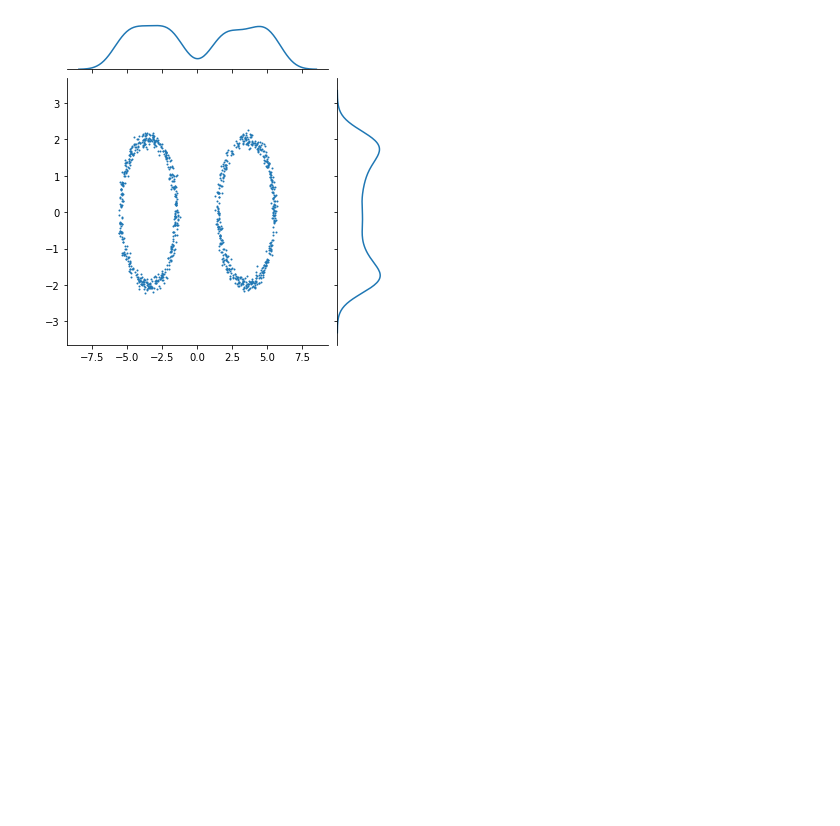
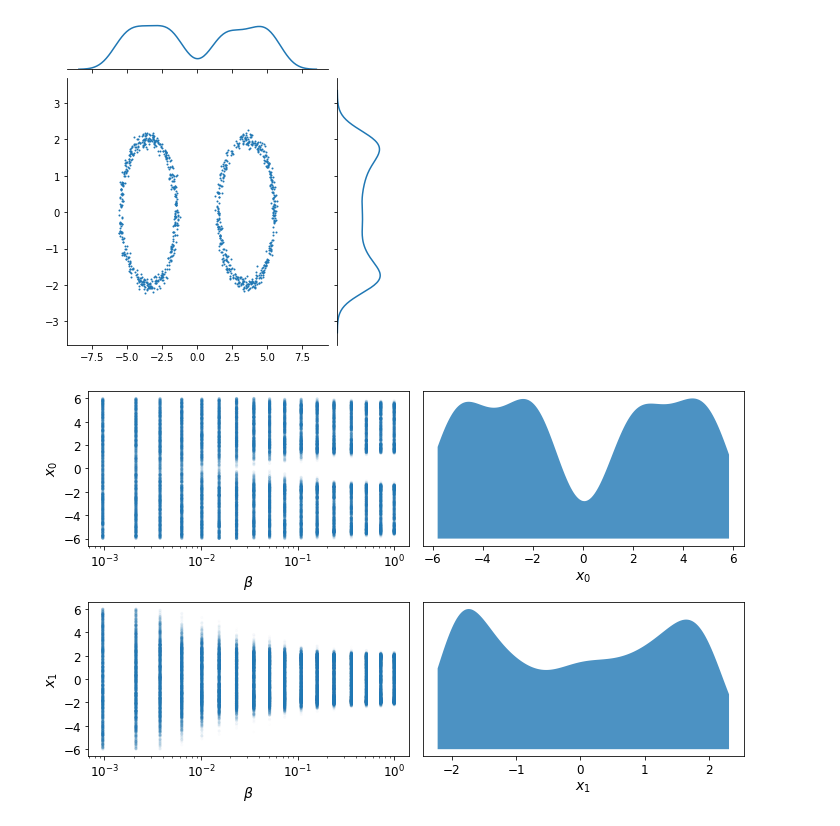
Before and after one commit to minaskar/pocomc, a Jupyter notebook: examples/Gaussian Shells.ipynb, the cells around one changed output. Drawn from its saved outputs; the diff is of its cells as text; code cells hidden in the pictures; blank space fills up the shorter version.

```diff
--- a/examples/Gaussian Shells.ipynb
+++ b/examples/Gaussian Shells.ipynb
@@ -88,3 +88,8 @@ sns.kdeplot(y=x[:, 1], ax=g.ax_marg_y)
 plt.show()
 # %% [output]
 [figure]
+# %%
+pc.plotting.trace(pmc.results)
+plt.show()
+# %% [output]
+[figure, added]
```
Also changed, not shown: parts of 3 cells of this notebook, 3 other files.
